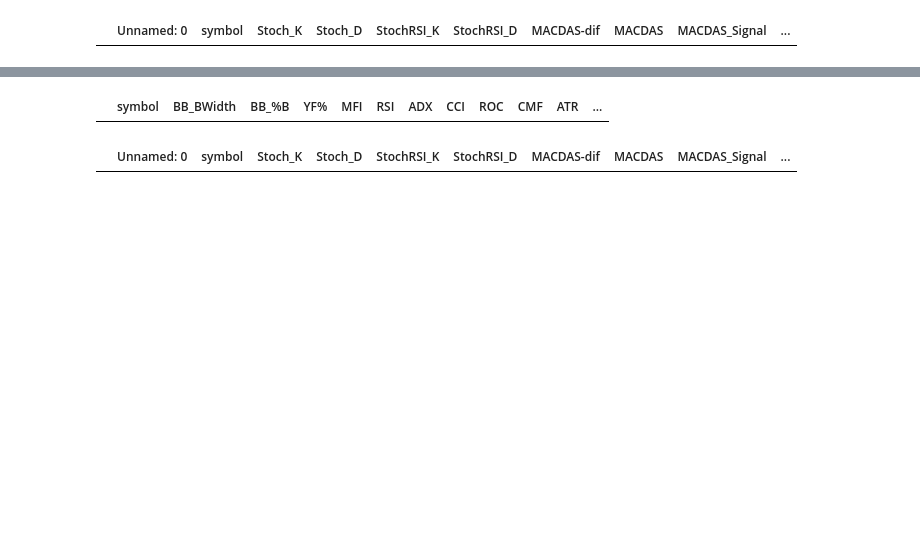
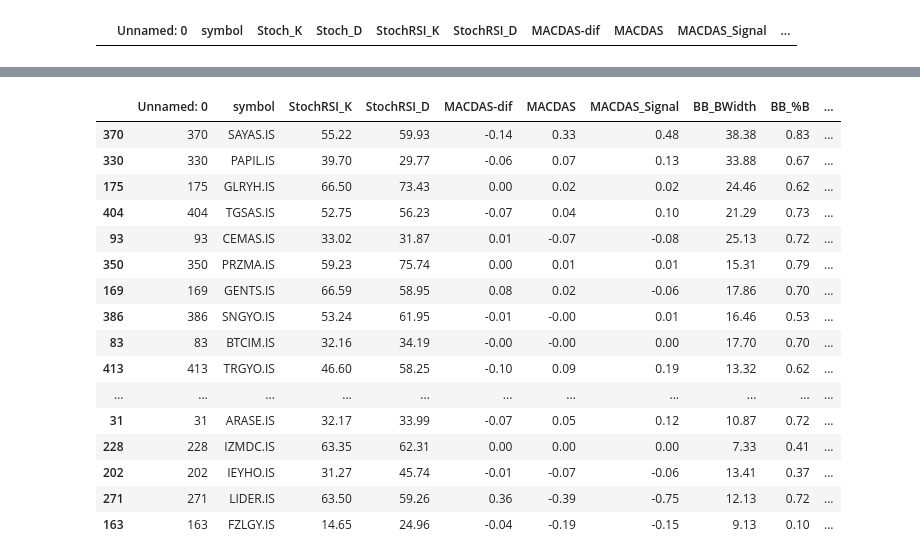
Before and after one commit to TolgaUyanik/StockMarket, a Jupyter notebook: Stock_Market_Main.ipynb, the cells around one changed output, grey strips where cells are left out. Drawn from its saved outputs; the diff is of its cells as text; code cells hidden in the pictures; blank space fills up the shorter version.

```diff
--- a/Stock_Market_Main.ipynb
+++ b/Stock_Market_Main.ipynb
@@ -313,23 +128,37 @@ daily_trades.head(20)
 # %%
 # Momentum stocks filter
 momentum = df2.copy()
-momentum = momentum[(momentum["RSI"] >=50) &(momentum["RSI"]< 70)]  # Strong momentum
+#momentum = momentum[(momentum["RSI"] >=50) &(momentum["RSI"]< 70)]  # Strong momentum
 #momentum = momentum[momentum["MACDAS"] > momentum["MACDAS_Signal"]]  # MACD above signal line
-momentum = momentum[momentum["ROC"] > 0]  # Positive rate of change
-momentum = momentum[momentum["ADX"] > 20]  # Strong trend
+#momentum = momentum[momentum["ROC"] > 0]  # Positive rate of change
+#momentum = momentum[momentum["ADX"] > 20]  # Strong trend
 momentum = momentum[momentum["CCI"] < 100]  # Strong trend
+momentum = momentum[momentum["RSI"] < 70]
 #momentum = momentum[momentum["BB_%B"] > 0.5]
-momentum = momentum[momentum["kama"] < momentum["CPrice"]]
+momentum = momentum[momentum["kama"]       < momentum["CPrice"]]
 momentum = momentum[momentum["Supertrend"] < momentum["CPrice"]]  # MACD above signal line
-momentum = momentum[momentum["Stoch_K"] < momentum["Stoch_D"]]
+momentum = momentum[momentum["st_way"] > 0 ]
+momentum= momentum[momentum["TK_Cross"] == "Bullish"]
+momentum= momentum[momentum["Cloud_Position"] == "Above_Cloud"]
+#momentum = momentum[momentum["Stoch_K"] < momentum["Stoch_D"]]
 momentum = momentum.sort_values(by="ROC", ascending=False)  # Sort by strongest momentum
-momentum = momentum[["symbol",'BB_BWidth', 'BB_%B',"YF%","MFI","RSI","ADX", "CCI", "ROC","CMF", "ATR","FWMA","VWAP","st_way","Supertrend","kama","CPrice","change"]]
-momentum.head(50)
+#momentum = momentum[["symbol",'BB_BWidth', 'BB_%B',"YF%","MFI","RSI","ADX", "CCI", "ROC","CMF", "ATR","FWMA","VWAP","st_way","Supertrend","kama","CPrice","change"]]
+momentum
 # %% [output]
-|  | symbol | BB_BWidth | BB_%B | YF% | MFI | RSI | ADX | CCI | ROC | CMF | ATR | ... |
+|  | Unnamed: 0 | symbol | StochRSI_K | StochRSI_D | MACDAS-dif | MACDAS | MACDAS_Signal | BB_BWidth | BB_%B | ... |
+| 370 | 370 | SAYAS.IS | 55.22 | 59.93 | -0.14 | 0.33 | 0.48 | 38.38 | 0.83 | ... |
+| 330 | 330 | PAPIL.IS | 39.70 | 29.77 | -0.06 | 0.07 | 0.13 | 33.88 | 0.67 | ... |
+| 175 | 175 | GLRYH.IS | 66.50 | 73.43 | 0.00 | 0.02 | 0.02 | 24.46 | 0.62 | ... |
+| 404 | 404 | TGSAS.IS | 52.75 | 56.23 | -0.07 | 0.04 | 0.10 | 21.29 | 0.73 | ... |
+| 93 | 93 | CEMAS.IS | 33.02 | 31.87 | 0.01 | -0.07 | -0.08 | 25.13 | 0.72 | ... |
+| 350 | 350 | PRZMA.IS | 59.23 | 75.74 | 0.00 | 0.01 | 0.01 | 15.31 | 0.79 | ... |
+| 169 | 169 | GENTS.IS | 66.59 | 58.95 | 0.08 | 0.02 | -0.06 | 17.86 | 0.70 | ... |
+| 386 | 386 | SNGYO.IS | 53.24 | 61.95 | -0.01 | -0.00 | 0.01 | 16.46 | 0.53 | ... |
+| 83 | 83 | BTCIM.IS | 32.16 | 34.19 | -0.00 | -0.00 | 0.00 | 17.70 | 0.70 | ... |
+| 413 | 413 | TRGYO.IS | 46.60 | 58.25 | -0.10 | 0.09 | 0.19 | 13.32 | 0.62 | ... |
+| ... | ... | ... | ... | ... | ... | ... | ... | ... | ... | ... |
+| 31 | 31 | ARASE.IS | 32.17 | 33.99 | -0.07 | 0.05 | 0.12 | 10.87 | 0.72 | ... |
+| 228 | 228 | IZMDC.IS | 63.35 | 62.31 | 0.00 | 0.00 | 0.00 | 7.33 | 0.41 | ... |
+| 202 | 202 | IEYHO.IS | 31.27 | 45.74 | -0.01 | -0.07 | -0.06 | 13.41 | 0.37 | ... |
+| 271 | 271 | LIDER.IS | 63.50 | 59.26 | 0.36 | -0.39 | -0.75 | 12.13 | 0.72 | ... |
+| 163 | 163 | FZLGY.IS | 14.65 | 24.96 | -0.04 | -0.19 | -0.15 | 9.13 | 0.10 | ... |
-# %%
-top_performers = df2.copy()
-top_performers = top_performers[top_performers["change"]>= 6]
-top_performers
-# %% [output]
-|  | Unnamed: 0 | symbol | Stoch_K | Stoch_D | StochRSI_K | StochRSI_D | MACDAS-dif | MACDAS | MACDAS_Signal | ... |
```
Also changed, not shown: parts of 13 cells of this notebook, 10 other files.
